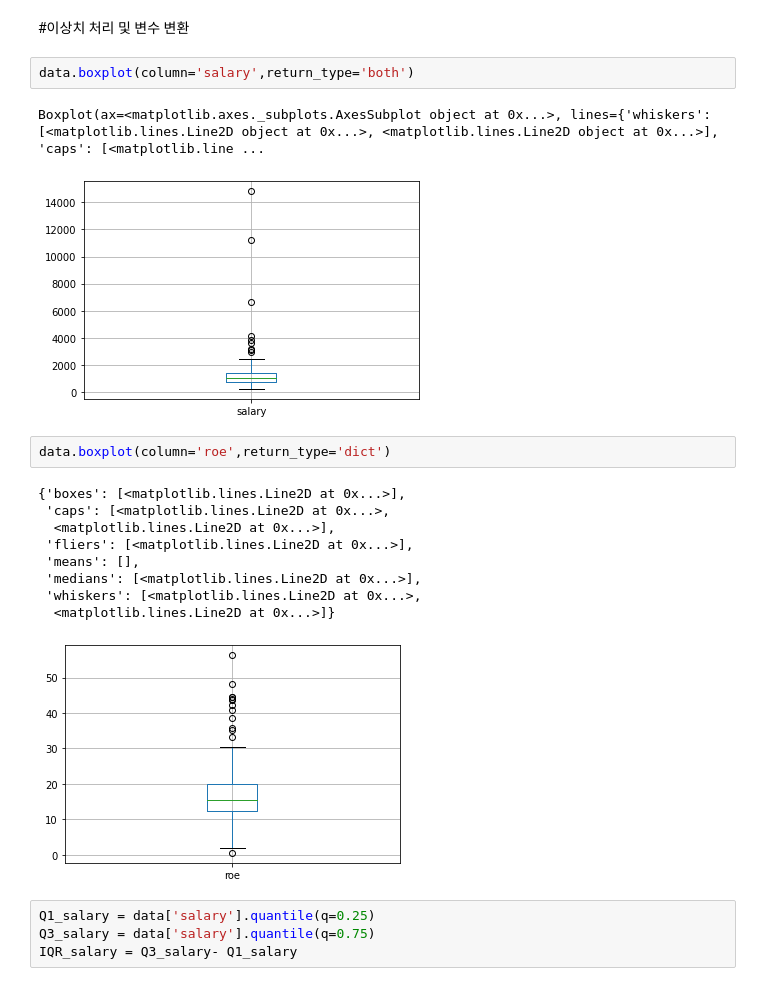
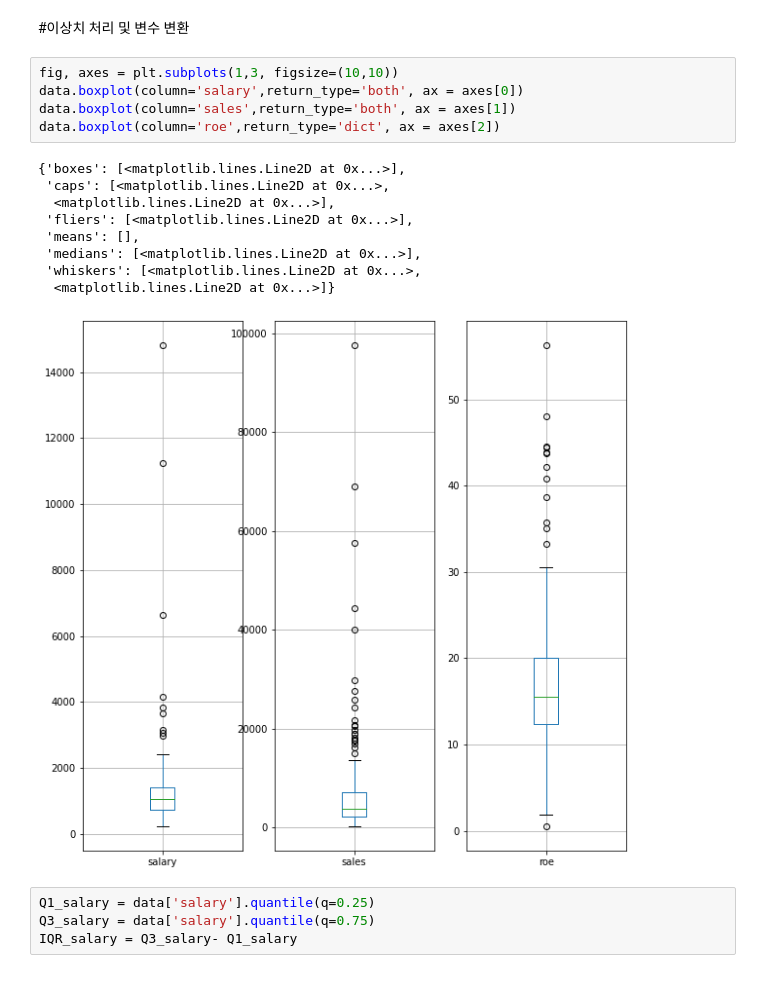
Before and after one commit to holdenkim/codingT, a Jupyter notebook: BBGS_Part2.ipynb, the cells around one changed output. Cells and saved outputs as stored; diff of their text form.

```diff
--- a/BBGS_Part2.ipynb
+++ b/BBGS_Part2.ipynb
@@ -171,22 +175,20 @@ data.groupby('industry')['salary'].describe()
 # %% [markdown]
 #이상치 처리 및 변수 변환
-# %%
-data.boxplot(column='salary',return_type='both')
-# %% [output]
-Boxplot(ax=<matplotlib.axes._subplots.AxesSubplot object at 0x...>, lines={'whiskers': [<matplotlib.lines.Line2D object at 0x...>, <matplotlib.lines.Line2D object at 0x...>], 'caps': [<matplotlib.line ...
-[figure, removed]
-# %%
-data.boxplot(column='roe',return_type='dict')
-# %% [output]
-{'boxes': [<matplotlib.lines.Line2D at 0x...>],
- 'caps': [<matplotlib.lines.Line2D at 0x...>,
-  <matplotlib.lines.Line2D at 0x...>],
- 'fliers': [<matplotlib.lines.Line2D at 0x...>],
- 'means': [],
- 'medians': [<matplotlib.lines.Line2D at 0x...>],
- 'whiskers': [<matplotlib.lines.Line2D at 0x...>,
-  <matplotlib.lines.Line2D at 0x...>]}
-[figure, removed]
+# %%
+fig, axes = plt.subplots(1,3, figsize=(10,10))
+data.boxplot(column='salary',return_type='both', ax = axes[0])
+data.boxplot(column='sales',return_type='both', ax = axes[1])
+data.boxplot(column='roe',return_type='dict', ax = axes[2])
+# %% [output]
+{'boxes': [<matplotlib.lines.Line2D at 0x...>],
+ 'caps': [<matplotlib.lines.Line2D at 0x...>,
+  <matplotlib.lines.Line2D at 0x...>],
+ 'fliers': [<matplotlib.lines.Line2D at 0x...>],
+ 'means': [],
+ 'medians': [<matplotlib.lines.Line2D at 0x...>],
+ 'whiskers': [<matplotlib.lines.Line2D at 0x...>,
+  <matplotlib.lines.Line2D at 0x...>]}
+[figure, added]
 # %%
 Q1_salary = data['salary'].quantile(q=0.25)
 Q3_salary = data['salary'].quantile(q=0.75)
```
Also changed, not shown: parts of 11 cells of this notebook.
